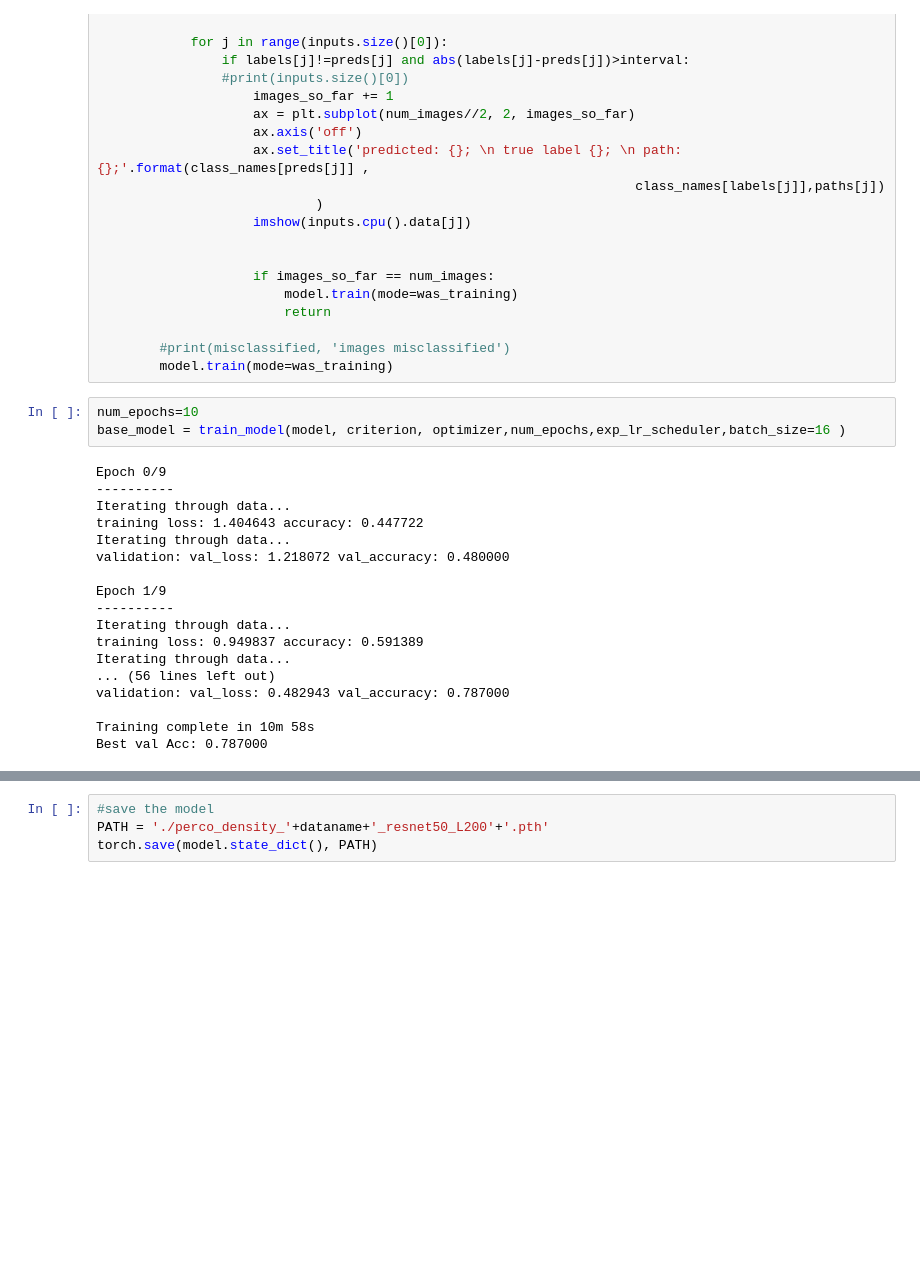
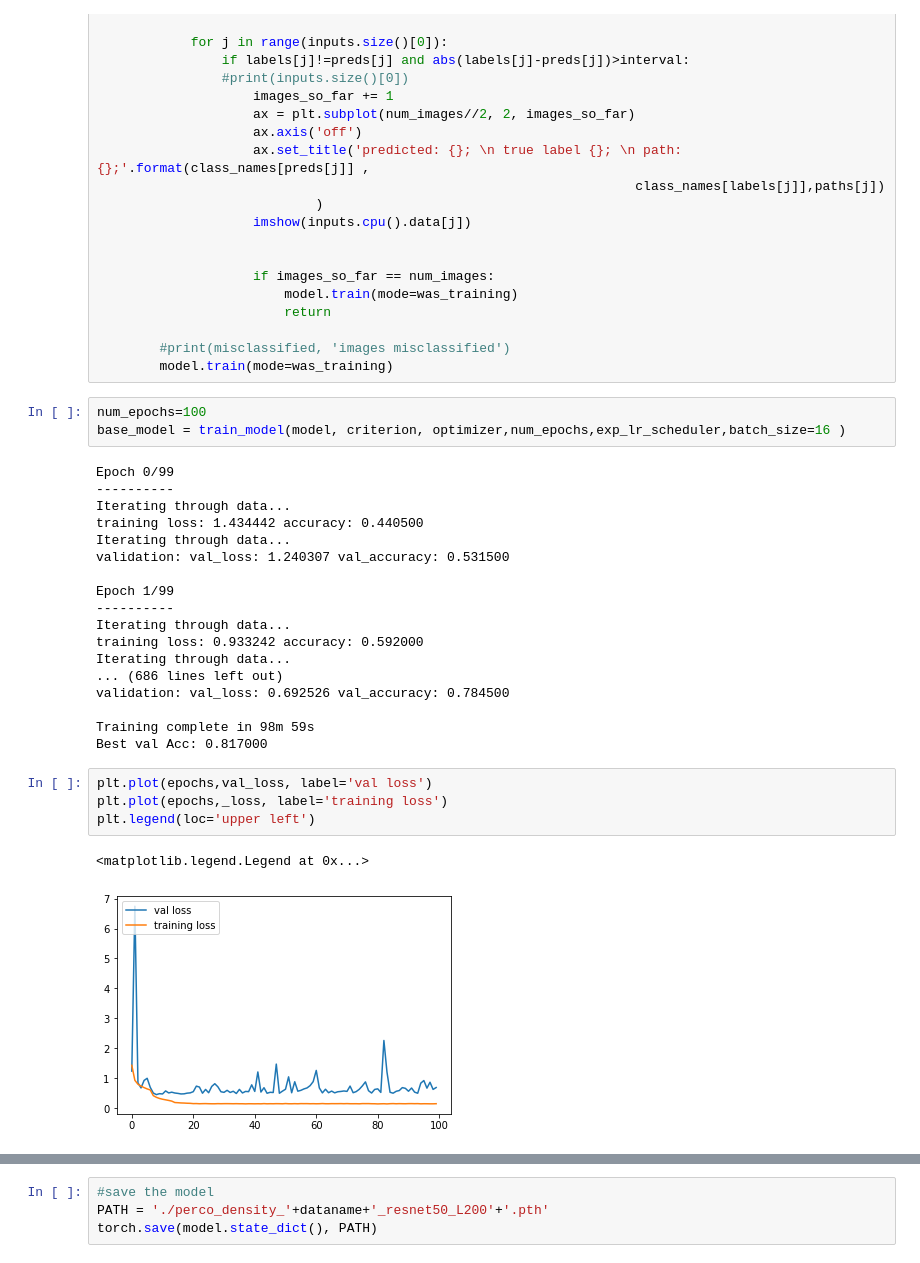
Before and after one commit to DisQS/MachineLearning-Percolation, a Jupyter notebook: src/Percolation_Pytorch_ResNet_2nd_version-density-path-L200.ipynb, the cells around one changed output, grey strips where cells are left out. Cells and saved outputs as stored; diff of their text form; blank space fills up the shorter version.

```diff
--- a/src/Percolation_Pytorch_ResNet_2nd_version-density-path-L200.ipynb
+++ b/src/Percolation_Pytorch_ResNet_2nd_version-density-path-L200.ipynb
@@ -364,23 +378,30 @@ def visualize_model_misclassified(model,interval,num_images=6): #gives shows onl
         #print(misclassified, 'images misclassified')
         model.train(mode=was_training)
 # %%
-num_epochs=10
+num_epochs=100
 base_model = train_model(model, criterion, optimizer,num_epochs,exp_lr_scheduler,batch_size=16 )
 # %% [output]
-Epoch 0/9
+Epoch 0/99
 ----------
 Iterating through data...
-training loss: 1.404643 accuracy: 0.447722
+training loss: 1.434442 accuracy: 0.440500
 Iterating through data...
-validation: val_loss: 1.218072 val_accuracy: 0.480000
+validation: val_loss: 1.240307 val_accuracy: 0.531500
 
-Epoch 1/9
+Epoch 1/99
 ----------
 Iterating through data...
-training loss: 0.949837 accuracy: 0.591389
+training loss: 0.933242 accuracy: 0.592000
 Iterating through data...
-... (56 lines left out)
-validation: val_loss: 0.482943 val_accuracy: 0.787000
+... (686 lines left out)
+validation: val_loss: 0.692526 val_accuracy: 0.784500
 
-Training complete in 10m 58s
-Best val Acc: 0.787000
+Training complete in 98m 59s
+Best val Acc: 0.817000
+# %%
+plt.plot(epochs,val_loss, label='val loss')
+plt.plot(epochs,_loss, label='training loss')
+plt.legend(loc='upper left')
+# %% [output]
+<matplotlib.legend.Legend at 0x...>
+[figure, added]
```
Also changed, not shown: parts of 11 cells of this notebook.
